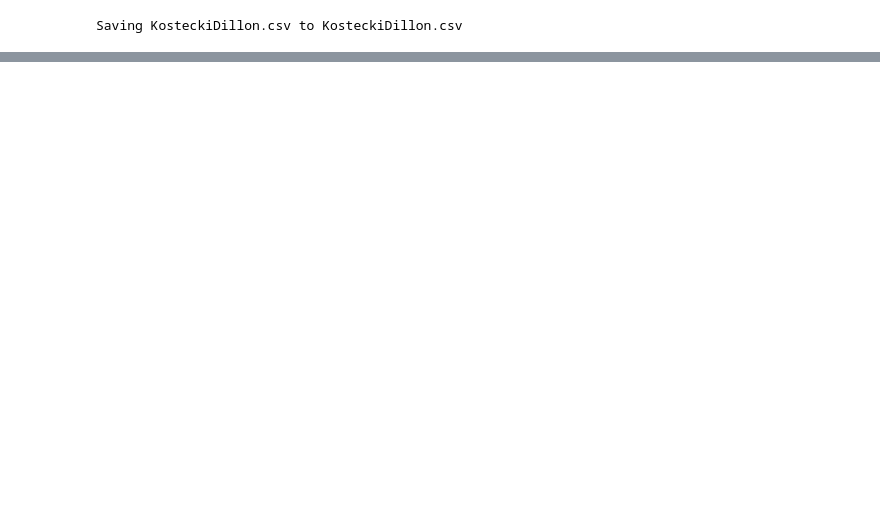
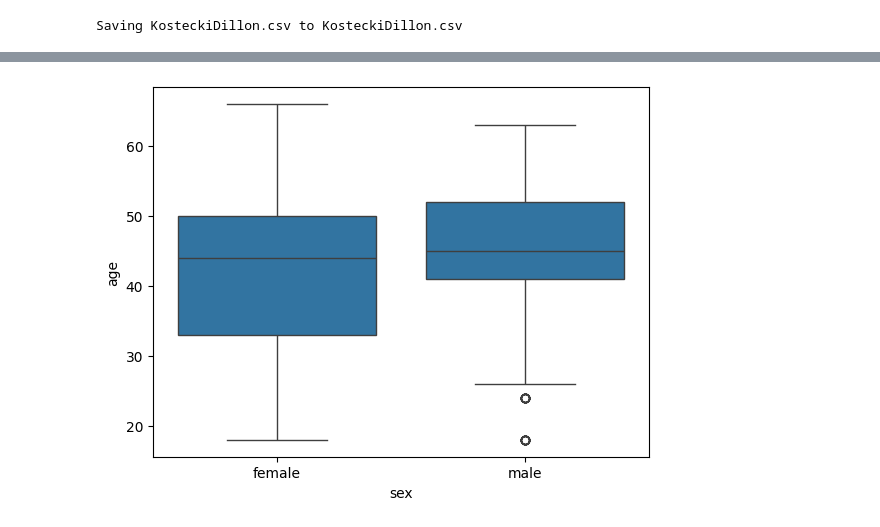
Before and after one commit to SimarBhatiaSB7/EDA-Project-22BDS0046, a Jupyter notebook: 22BDS0046.ipynb, the cells around one changed output, grey strips where cells are left out. Cells and saved outputs as stored; diff of their text form; code cells hidden in the pictures; blank space fills up the shorter version.

```diff
--- a/22BDS0046.ipynb
+++ b/22BDS0046.ipynb
@@ -20,0 +272,6 @@ print(df.head())
+# %%
+#Box plot
+sns.boxplot(x="sex",y="age",data=df_0046)
+plt.show()
+# %% [output]
+[figure, added]
```
Also changed, not shown: parts of 25 cells of this notebook.
